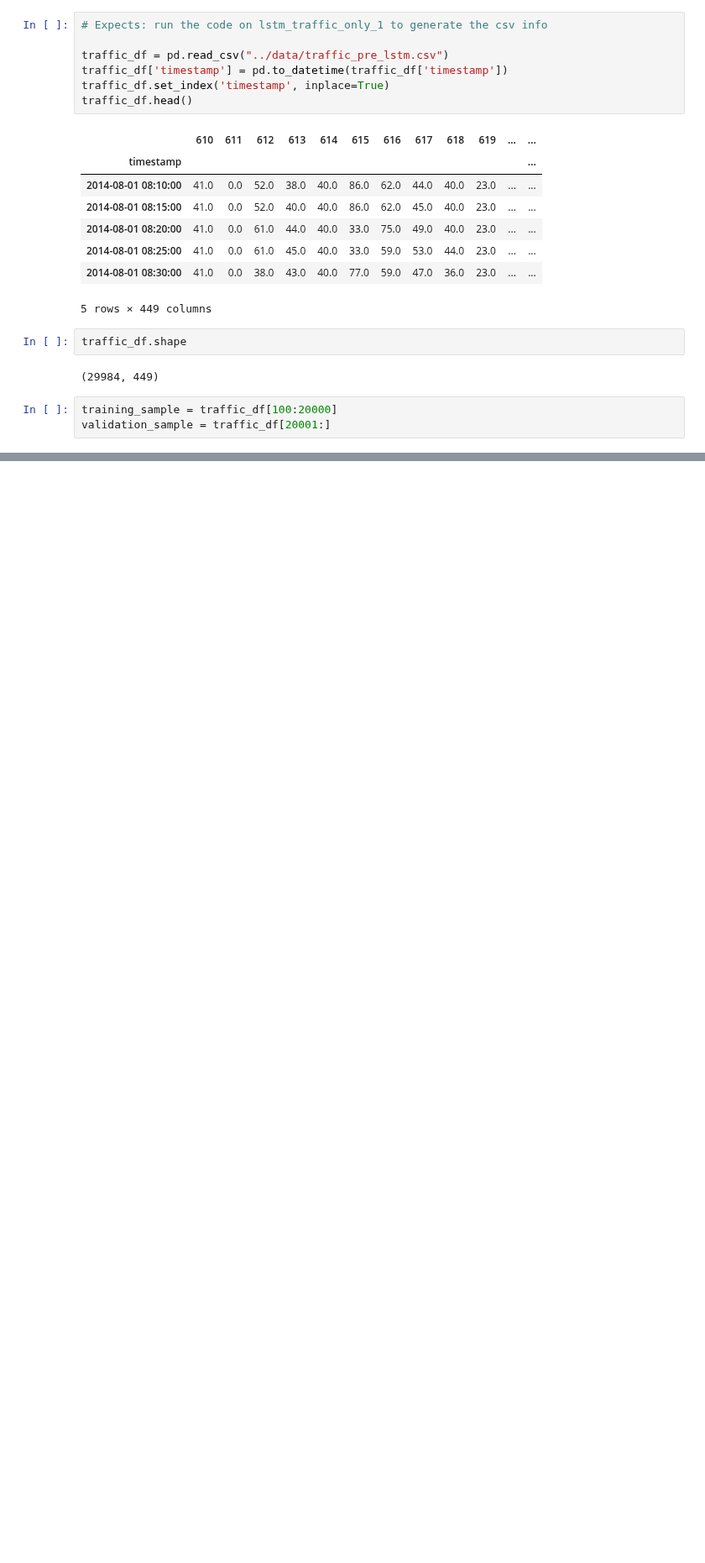
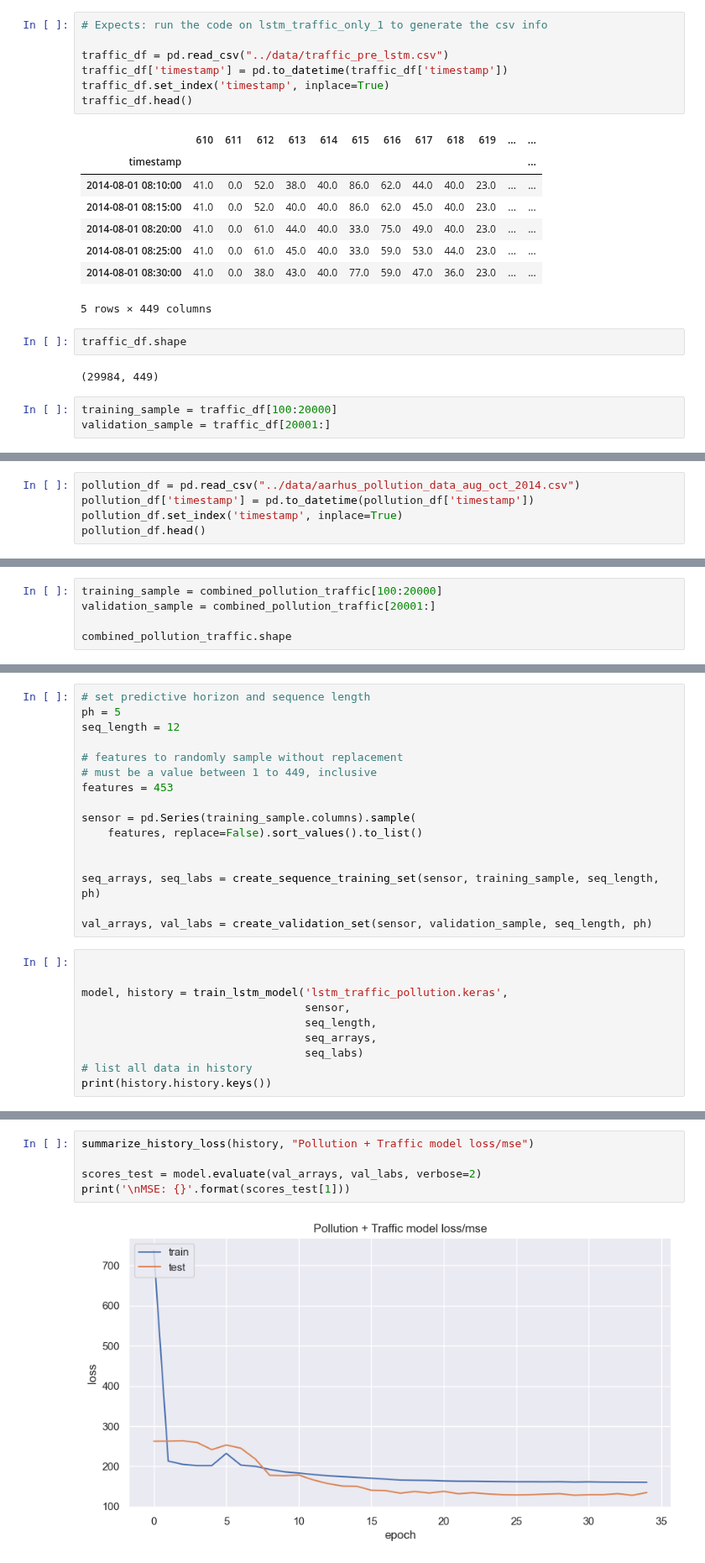
Before and after one commit to victorhg/aai-530-final-project, a Jupyter notebook: models/lstm_traffic_alternative.ipynb, the cells around one changed output, grey strips where cells are left out. Shown at 84% size. Saved outputs shown, nothing was run; the diff lists cells and outputs as text; blank space fills up the shorter version.

Commit message:
added pollution info to lstm

```diff
--- a/models/lstm_traffic_alternative.ipynb
+++ b/models/lstm_traffic_alternative.ipynb
@@ -220,0 +238,5 @@ plt.show()
+# %%
+pollution_df = pd.read_csv("../data/aarhus_pollution_data_aug_oct_2014.csv")
+pollution_df['timestamp'] = pd.to_datetime(pollution_df['timestamp'])
+pollution_df.set_index('timestamp', inplace=True)
+pollution_df.head()
@@ -220,0 +278,5 @@ plt.show()
+# %%
+training_sample = combined_pollution_traffic[100:20000]
+validation_sample = combined_pollution_traffic[20001:]
+
+combined_pollution_traffic.shape
@@ -220,0 +285,26 @@ plt.show()
+# %%
+# set predictive horizon and sequence length
+ph = 5
+seq_length = 12
+
+# features to randomly sample without replacement
+# must be a value between 1 to 449, inclusive
+features = 453
+
+sensor = pd.Series(training_sample.columns).sample(
+    features, replace=False).sort_values().to_list()
+
+
+seq_arrays, seq_labs = create_sequence_training_set(sensor, training_sample, seq_length, ph)
+
+val_arrays, val_labs = create_validation_set(sensor, validation_sample, seq_length, ph)
+# %%
+
+
+model, history = train_lstm_model('lstm_traffic_pollution.keras',
+                                  sensor,
+                                  seq_length,
+                                  seq_arrays,
+                                  seq_labs)
+# list all data in history
+print(history.history.keys())
@@ -220,0 +346,7 @@ plt.show()
+# %%
+summarize_history_loss(history, "Pollution + Traffic model loss/mse")
+
+scores_test = model.evaluate(val_arrays, val_labs, verbose=2)
+print('\nMSE: {}'.format(scores_test[1]))
+# %% [output]
+[figure, added]
```
Also changed, not shown: parts of 16 cells of this notebook, 2 other files.
